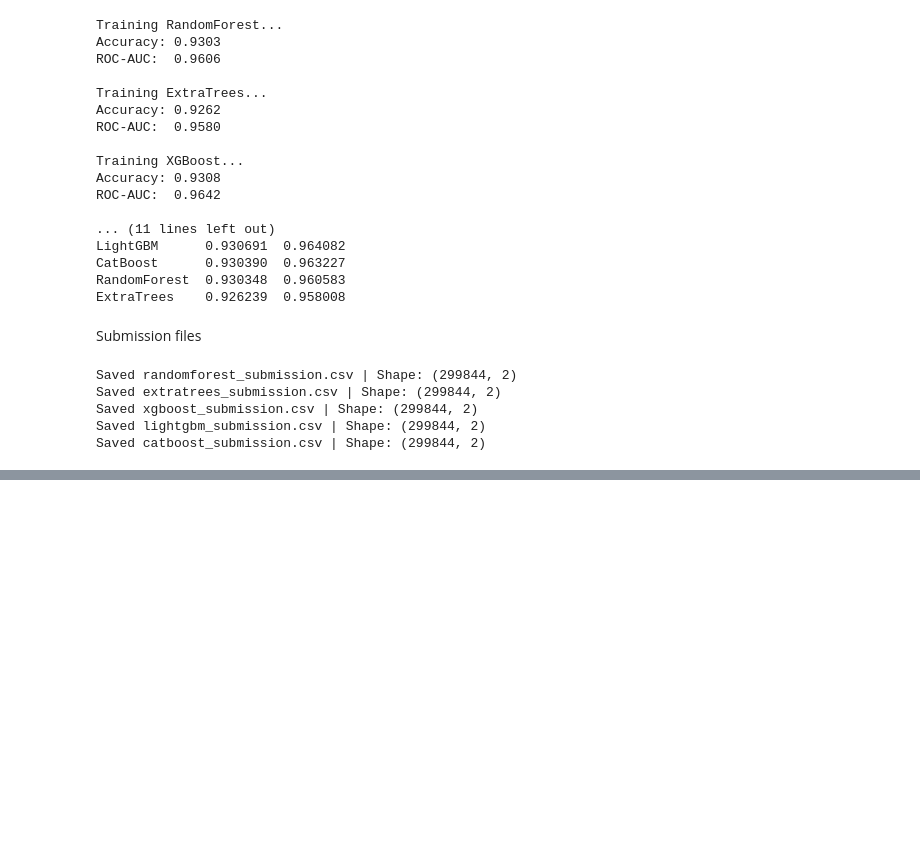
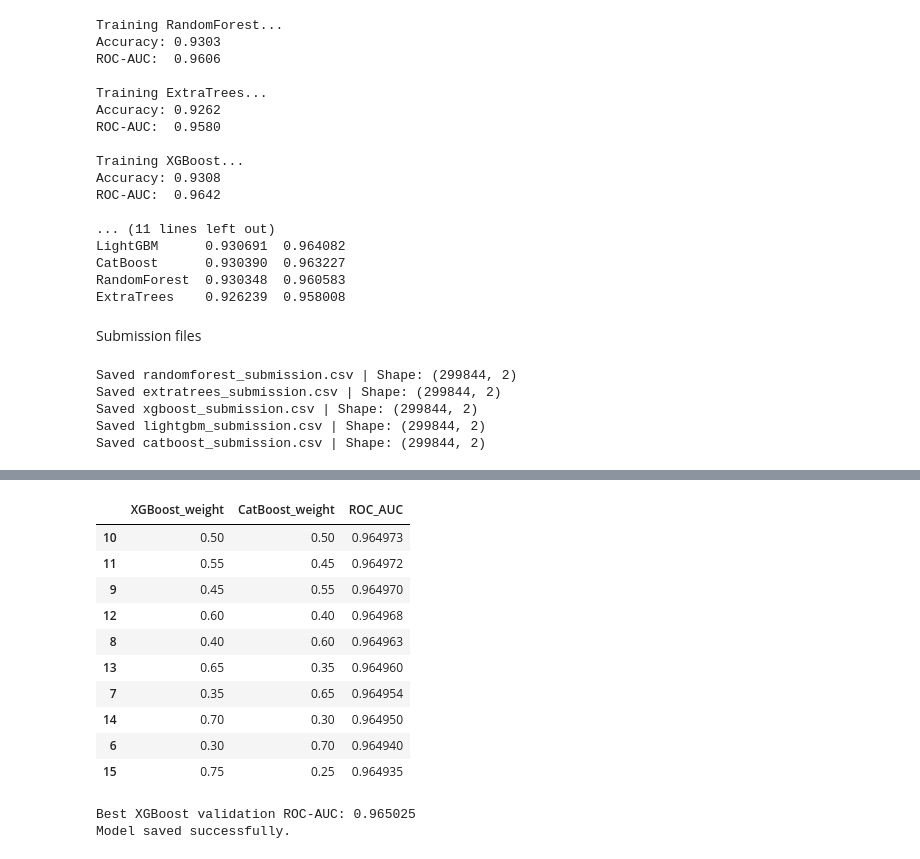
Before and after one commit to Aky29/flight-satisfaction-, a Jupyter notebook: final.ipynb, the cells around one changed output, grey strips where cells are left out. Drawn from its saved outputs; the diff is of its cells as text; code cells hidden in the pictures; blank space fills up the shorter version.

```diff
--- a/final.ipynb
+++ b/final.ipynb
@@ -1233,0 +1791,18 @@ Saved catboost_submission.csv | Shape: (299844, 2)
+# %%
+cat_study = optuna.create_study(
+    direction="maximize",
+    study_name="catboost_roc_auc",
+    sampler=optuna.samplers.TPESampler(seed=42)
+)
+
+cat_study.optimize(
+    catboost_objective,
+    n_trials=25,
+    show_progress_bar=True
+)
+
+print("Best CatBoost CV ROC-AUC:")
+print(cat_study.best_value)
+
+print("\nBest CatBoost parameters:")
+print(cat_study.best_params)
@@ -1233,0 +1871,56 @@ Saved catboost_submission.csv | Shape: (299844, 2)
+# %%
+from sklearn.metrics import roc_auc_score
+
+# Existing XGBoost model
+xgb_prob = xgb_pipeline.predict_proba(
+    X_val
+)[:, 1]
+
+# Evaluate a range of blend weights
+blend_results = []
+
+for w in np.arange(0.0, 1.01, 0.05):
+
+    blended_prob = (
+        w * xgb_prob
+        + (1 - w) * tuned_cat_prob
+    )
+
+    auc = roc_auc_score(y_val, blended_prob)
+
+    blend_results.append({
+        "XGBoost_weight": round(w, 2),
+        "CatBoost_weight": round(1 - w, 2),
+        "ROC_AUC": auc
+    })
+
+blend_df = pd.DataFrame(blend_results)
+
+display(
+    blend_df.sort_values(
+        "ROC_AUC",
+        ascending=False
+    ).head(10)
+)
+# %% [output]
+|  | XGBoost_weight | CatBoost_weight | ROC_AUC |
+| 10 | 0.50 | 0.50 | 0.964973 |
+| 11 | 0.55 | 0.45 | 0.964972 |
+| 9 | 0.45 | 0.55 | 0.964970 |
+| 12 | 0.60 | 0.40 | 0.964968 |
+| 8 | 0.40 | 0.60 | 0.964963 |
+| 13 | 0.65 | 0.35 | 0.964960 |
+| 7 | 0.35 | 0.65 | 0.964954 |
+| 14 | 0.70 | 0.30 | 0.964950 |
+| 6 | 0.30 | 0.70 | 0.964940 |
+| 15 | 0.75 | 0.25 | 0.964935 |
+# %%
+import joblib
+
+joblib.dump(best_xgb, "best_xgboost_model.pkl")
+
+print("Best XGBoost validation ROC-AUC: 0.965025")
+print("Model saved successfully.")
+# %% [output]
+Best XGBoost validation ROC-AUC: 0.965025
+Model saved successfully.
```
Also changed, not shown: parts of 20 cells of this notebook, 3 other files.
